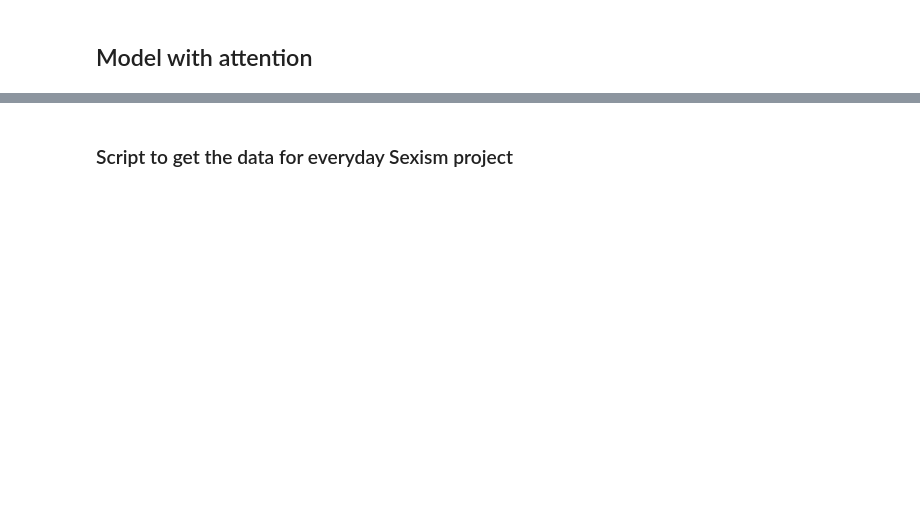
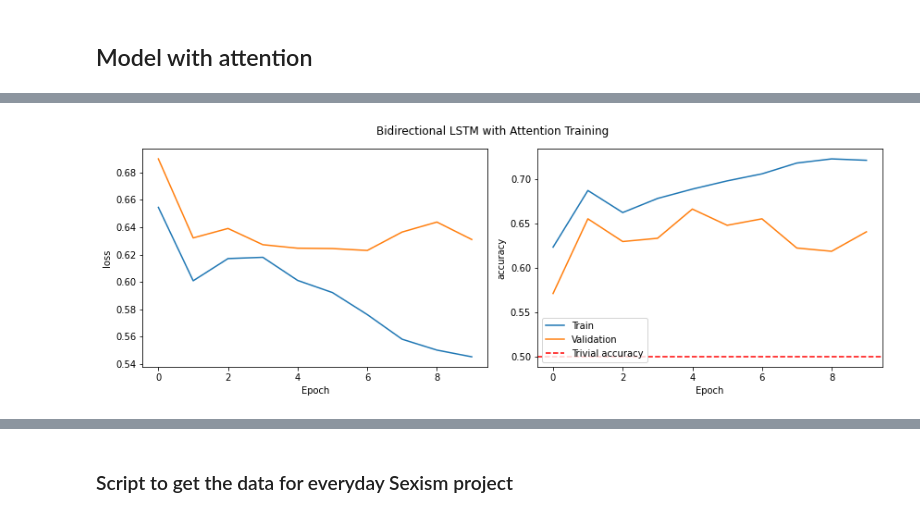
Before and after one commit to PadmajaVB/Sexist-Statement-Detection, a Jupyter notebook: SexistCommentDetection_large.ipynb, the cells around one changed output, grey strips where cells are left out. Saved outputs shown, nothing was run; the diff lists cells and outputs as text; code cells hidden in the pictures; blank space fills up the shorter version.

```diff
--- a/SexistCommentDetection_large.ipynb
+++ b/SexistCommentDetection_large.ipynb
@@ -282,4 +339,4 @@ model.summary()
 # %%
-model.compile(optimizer='adam', loss='bce', metrics=['accuracy'])
+model.compile(optimizer=tf.keras.optimizers.Adam(0.0001), loss='bce', metrics=['accuracy'])
 # %%
-history = model.fit(train_dataset, epochs=10, validation_data=val_dataset, verbose=1)
+history_1 = model.fit(train_dataset, epochs=10, validation_data=val_dataset, verbose=1)
@@ -286,2 +364,6 @@ history = model.fit(train_dataset, epochs=10, validation_data=val_dataset, verbo
+# %%
+plot_history(history_1, 'Bidirectional LSTM with Attention')
+# %% [output]
+[figure, added]
 # %%
 model.save('/content/drive/MyDrive/AI-3 Project/Models/lstm_with_attention_1')
```
Also changed, not shown: parts of 23 cells of this notebook.
